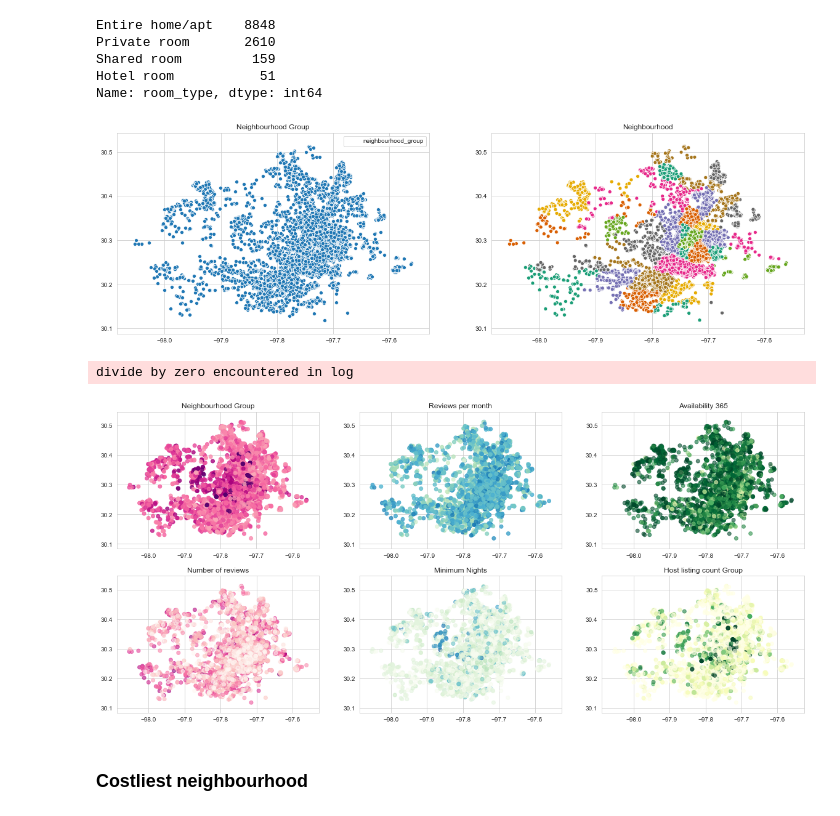
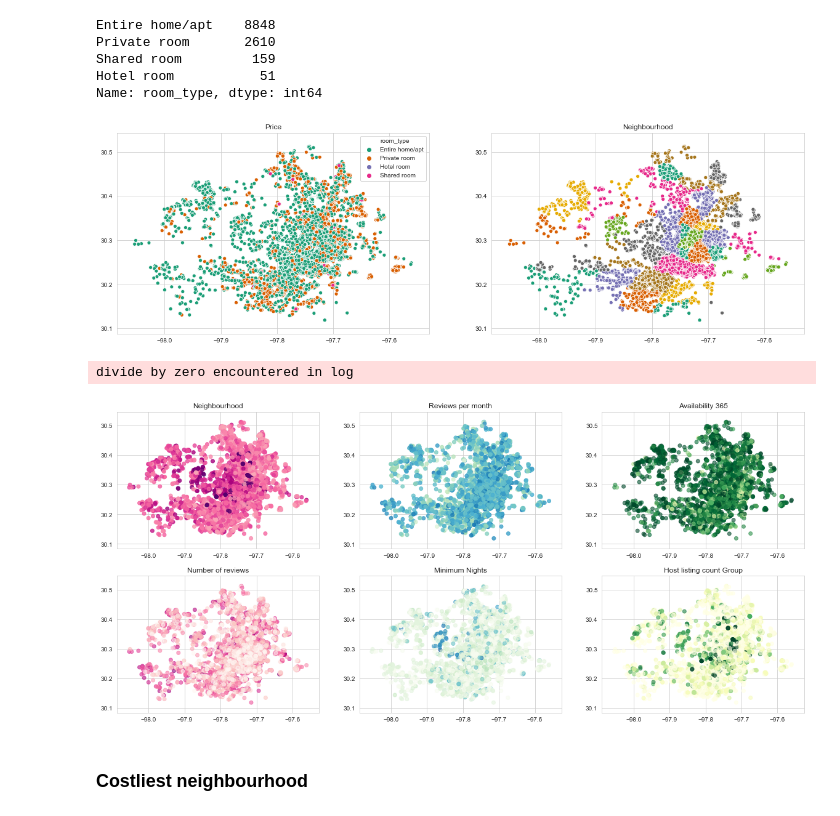
Before and after one commit to atalebizadeh/DS-Career-Track, a Jupyter notebook: Capstone Project 2/AirBnB Austin/AirBnB Austin - EDA.ipynb, the cells around one changed output. Drawn from its saved outputs; the diff is of its cells as text; code cells hidden in the pictures.

```diff
--- a/Capstone Project 2/AirBnB Austin/AirBnB Austin - EDA.ipynb
+++ b/Capstone Project 2/AirBnB Austin/AirBnB Austin - EDA.ipynb
@@ -134,24 +134,24 @@ Name: room_type, dtype: int64
 # %%
 fig, axes = plt.subplots(1, 2, figsize=(20, 6))
 
-sns.scatterplot(data=df, x='longitude', y='latitude', hue='neighbourhood_group', palette='Dark2', ax=axes[0])
+sns.scatterplot(data=df, x='longitude', y='latitude', hue='room_type', palette='Dark2', ax=axes[0])
 sns.scatterplot(data=df, x='longitude', y='latitude', hue='neighbourhood', legend=False, palette='Dark2', ax=axes[1])
 
-axes[0].set_title('Neighbourhood Group')
+axes[0].set_title('Price')
 axes[1].set_title('Neighbourhood')
 axes[0].set_ylabel('')
 axes[0].set_xlabel('')
 axes[1].set_ylabel('')
 axes[1].set_xlabel('')
 
 plt.show()
 # %% [output]
-[figure, old version]
+[figure, new version]
 # %%
 fig, axes = plt.subplots(2, 3, figsize=(20, 9))
 
 axes[0,0].scatter(x=df['longitude'], y=df['latitude'], c=np.log(df['price']), cmap='RdPu', alpha=0.8)
-axes[0,0].set_title('Neighbourhood Group')
+axes[0,0].set_title('Neighbourhood')
 
 axes[0,1].scatter(x=df['longitude'], y=df['latitude'], c=np.log(df['reviews_per_month']), cmap='GnBu', alpha=0.8)
 axes[0,1].set_title('Reviews per month')
@@ -171,7 +171,7 @@ axes[1,2].set_title('Host listing count Group')
 plt.show()
 # %% [output]
 divide by zero encountered in log
-[figure, old version]
+[figure, new version]
 # %% [markdown]
 ### Costliest neighbourhood
 # %%
```
Also changed, not shown: parts of 3 cells of this notebook.
